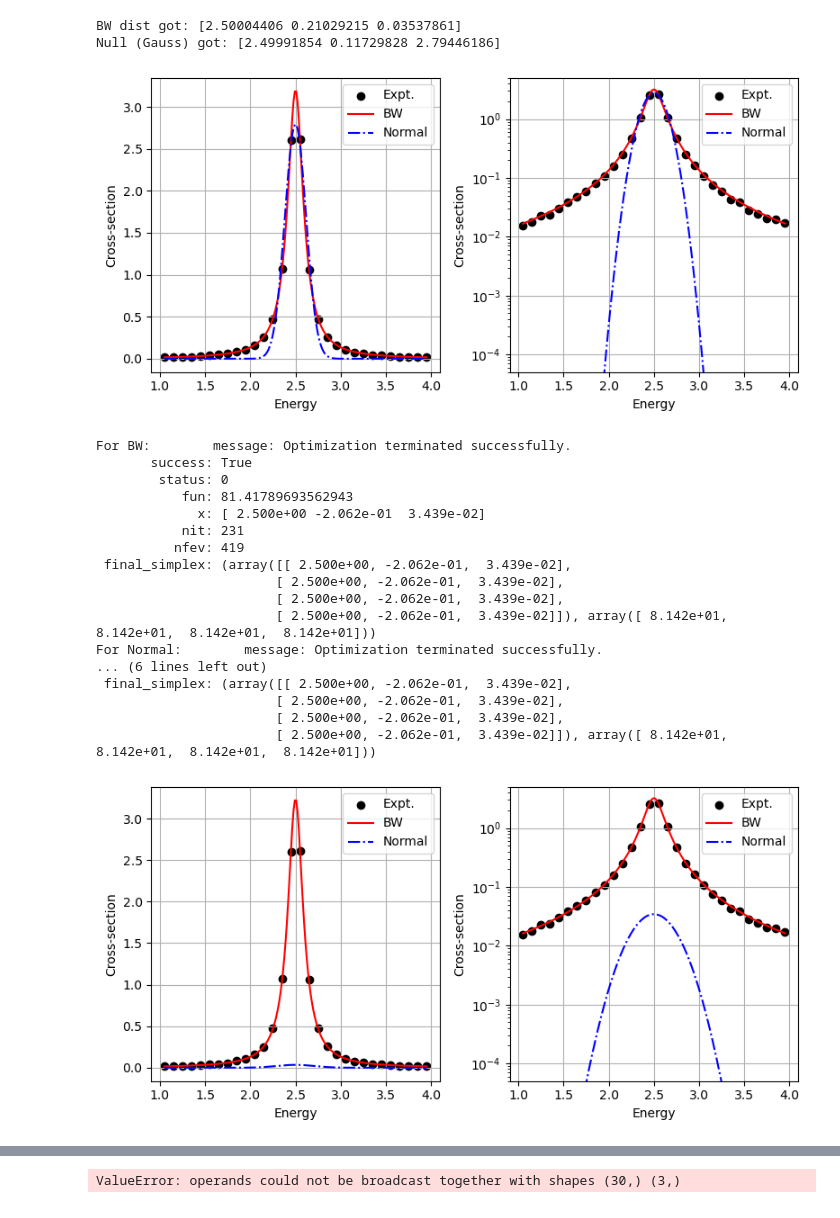
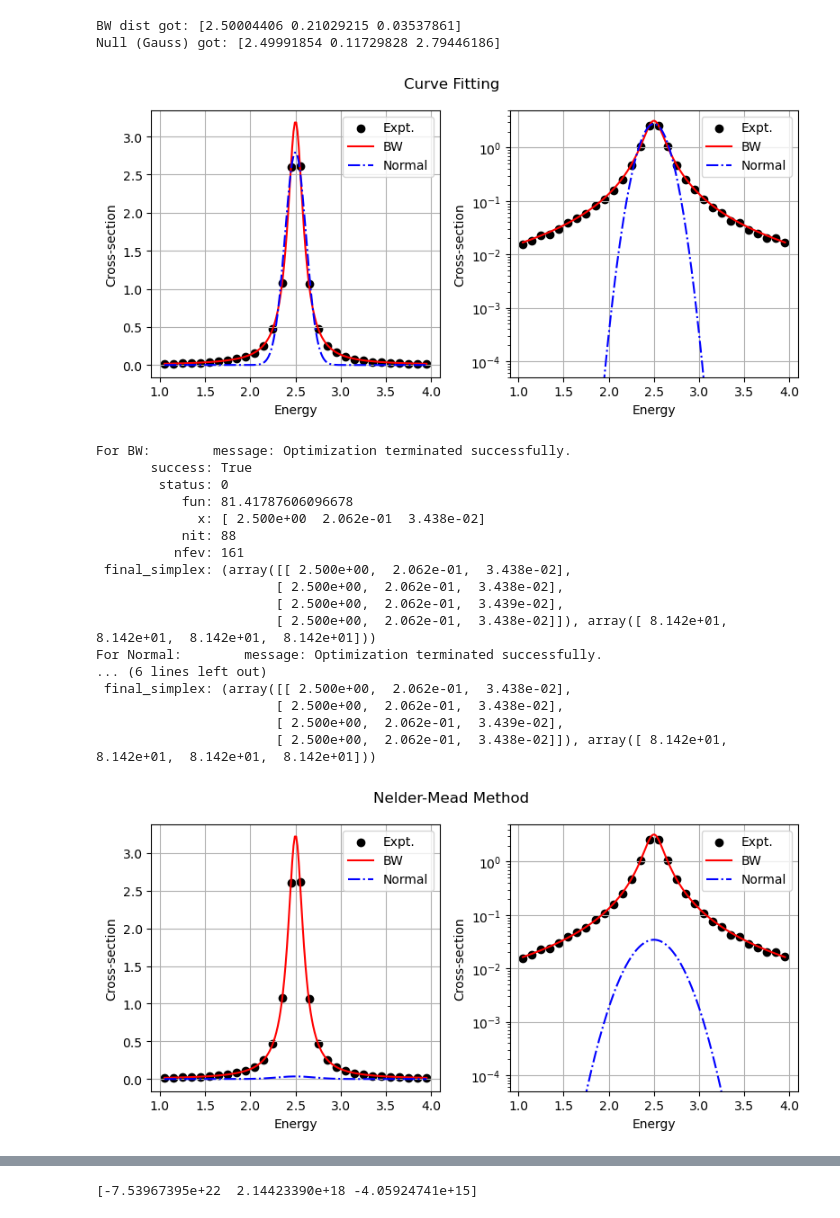
Before and after one commit to adhernandez3/ap155_project_euler, a Jupyter notebook: Exercise October 22.ipynb, the cells around one changed output, grey strips where cells are left out. Cells and saved outputs as stored; diff of their text form; code cells hidden in the pictures.

```diff
--- a/Exercise October 22.ipynb
+++ b/Exercise October 22.ipynb
@@ -51,9 +51,11 @@ for ax in axs:
 lax, rax = axs
 rax.set_yscale("log")
 rax.set_ylim(5e-5, 5e-0)
+plt.suptitle("Curve Fitting")
+plt.savefig("Curve fit.png")
 fig.tight_layout()
 # %% [output]
-[figure, old version]
+[figure, new version]
 # %%
 # We need to define the chi-squared function for the dataset.
 # Take note that x/y_data and sigma_vals can be evaluated as arrays.
@@ -67,7 +69,7 @@ def breit_wigner_chi(x_data, y_data, sigma_vals, param_vec):
 # Again, recast the function. The minimizer expects the parameter
 # vector as the only argument of the function.
 recast_func = lambda p: breit_wigner_chi(en, f, f_sd, p)
-min_result = optimize.minimize(recast_func, x0=[2.5,0,0], method="Nelder-Mead")
+min_result = optimize.minimize(recast_func, x0=[2.5,0.1,0.1], method="Nelder-Mead")
 print(f"For BW: {min_result}")
 
 
@@ -76,47 +78,49 @@ def gauss_model_chi(x_data, y_data, sigma_vals, param_vec):
     denom = sigma_vals
     return np.sum((numer/denom)**2) # Sum of each num/denom squared
 
 recast_func_g = lambda p: gauss_model_chi(en, f, f_sd, p)
-min_result_g = optimize.minimize(recast_func, x0=[2.5,0,0], method="Nelder-Mead")
+min_result_g = optimize.minimize(recast_func, x0=[2.5,0.1,0.1], method="Nelder-Mead")
 print(f"For Normal: {min_result_g}")
 
 
 ## Let's plot the same stuff again
 
 fig, axs = plt.subplots(1, 2, figsize=(8,4))
 e_span = np.linspace(min(en), max(en), 200)
 
 for ax in axs:
     ax.scatter(en, f, color='black', label='Expt.')
     ax.set(xlabel="Energy", ylabel="Cross-section")
     ax.plot(e_span, breit_wigner(e_span, min_result.x), "r-", label="BW")
     ax.plot(e_span, gauss_model(e_span, min_result_g.x), "b-.", label="Normal")
     ax.legend()
     ax.grid(True)
 
 lax, rax = axs
 rax.set_yscale("log")
 rax.set_ylim(5e-5, 5e-0)
+plt.suptitle("Nelder-Mead Method")
+plt.savefig("Nelder Mead.png")
 fig.tight_layout()
 # %% [output]
 For BW:        message: Optimization terminated successfully.
        success: True
         status: 0
-           fun: 81.41789693562943
-             x: [ 2.500e+00 -2.062e-01  3.439e-02]
-           nit: 231
-          nfev: 419
- final_simplex: (array([[ 2.500e+00, -2.062e-01,  3.439e-02],
-                       [ 2.500e+00, -2.062e-01,  3.439e-02],
-                       [ 2.500e+00, -2.062e-01,  3.439e-02],
-                       [ 2.500e+00, -2.062e-01,  3.439e-02]]), array([ 8.142e+01,  8.142e+01,  8.142e+01,  8.142e+01]))
+           fun: 81.41787606096678
+             x: [ 2.500e+00  2.062e-01  3.438e-02]
+           nit: 88
+          nfev: 161
+ final_simplex: (array([[ 2.500e+00,  2.062e-01,  3.438e-02],
+                       [ 2.500e+00,  2.062e-01,  3.438e-02],
+                       [ 2.500e+00,  2.062e-01,  3.439e-02],
+                       [ 2.500e+00,  2.062e-01,  3.438e-02]]), array([ 8.142e+01,  8.142e+01,  8.142e+01,  8.142e+01]))
 For Normal:        message: Optimization terminated successfully.
 ... (6 lines left out)
- final_simplex: (array([[ 2.500e+00, -2.062e-01,  3.439e-02],
-                       [ 2.500e+00, -2.062e-01,  3.439e-02],
-                       [ 2.500e+00, -2.062e-01,  3.439e-02],
-                       [ 2.500e+00, -2.062e-01,  3.439e-02]]), array([ 8.142e+01,  8.142e+01,  8.142e+01,  8.142e+01]))
+ final_simplex: (array([[ 2.500e+00,  2.062e-01,  3.438e-02],
+                       [ 2.500e+00,  2.062e-01,  3.438e-02],
+                       [ 2.500e+00,  2.062e-01,  3.439e-02],
+                       [ 2.500e+00,  2.062e-01,  3.438e-02]]), array([ 8.142e+01,  8.142e+01,  8.142e+01,  8.142e+01]))
-[figure, old version]
+[figure, new version]
 # %%
 ## The least-squares optimizer in scipy uses Levenberg-Marquardt.
 
@@ -210,15 +214,20 @@ def breit_wigner_chi(x_data, y_data, sigma_vals, param_vec):
 phi = lambda xs : breit_wigner_chi(en, f, f_sd, xs)
 
 #gradient
-def gradient(phi,xs,h=1.e-6):
+def gradient(phi, xs, h=1.e-6):
     n = xs.size
+    grad = np.zeros(n)
     phi0 = phi(xs)
-    Xph = (xs*np.ones((n,n))).T + np.identity(n)*h
-    grad = (phi(Xph) - phi0)/h
+
+    for i in range(n):
+        x_perturbed = xs.copy()
+        x_perturbed[i] += h
+        grad[i] = (phi(x_perturbed) - phi0) / h
+
     return grad
 
 #descent
-def descent(phi,gradient,xolds,gamma=0.15,kmax=200,tol=1.e-8):
+def descent(phi,gradient,xolds,gamma=0.15,kmax=200,tol=1.e-12):
     for k in range(1,kmax):
         xnews = xolds - gamma*gradient(phi,xolds)
 
@@ -236,4 +245,4 @@ if __name__ == '__main__':
     xnews = descent(phi, gradient, xolds)
     print(xnews)
 # %% [output]
-ValueError: operands could not be broadcast together with shapes (30,) (3,)
+[-7.53967395e+22  2.14423390e+18 -4.05924741e+15]
```
Also changed, not shown: parts of 5 cells of this notebook, 54 other files.
